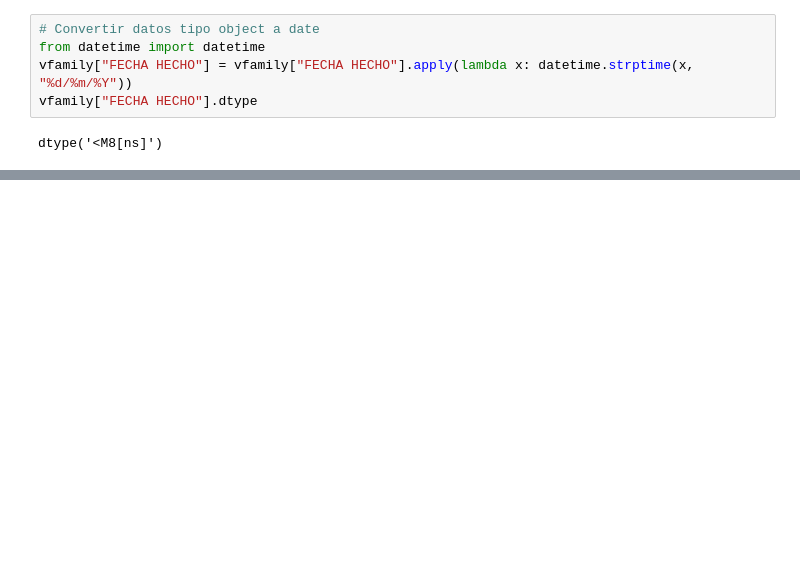
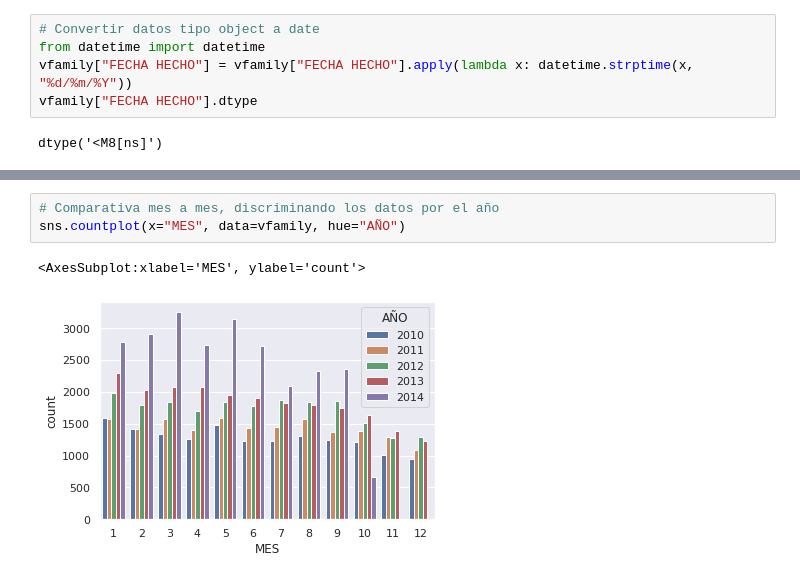
Before and after one commit to everbravo/saveSemester, a Jupyter notebook: parcial2.ipynb, the cells around one changed output, grey strips where cells are left out. Cells and saved outputs as stored; diff of their text form; blank space fills up the shorter version.

```diff
--- a/parcial2.ipynb
+++ b/parcial2.ipynb
@@ -77,0 +137,6 @@ dtype('<M8[ns]')
+# %%
+# Comparativa mes a mes, discriminando los datos por el año
+sns.countplot(x="MES", data=vfamily, hue="AÑO")
+# %% [output]
+<AxesSubplot:xlabel='MES', ylabel='count'>
+[figure, added]
```
Also changed, not shown: parts of 22 cells of this notebook.
